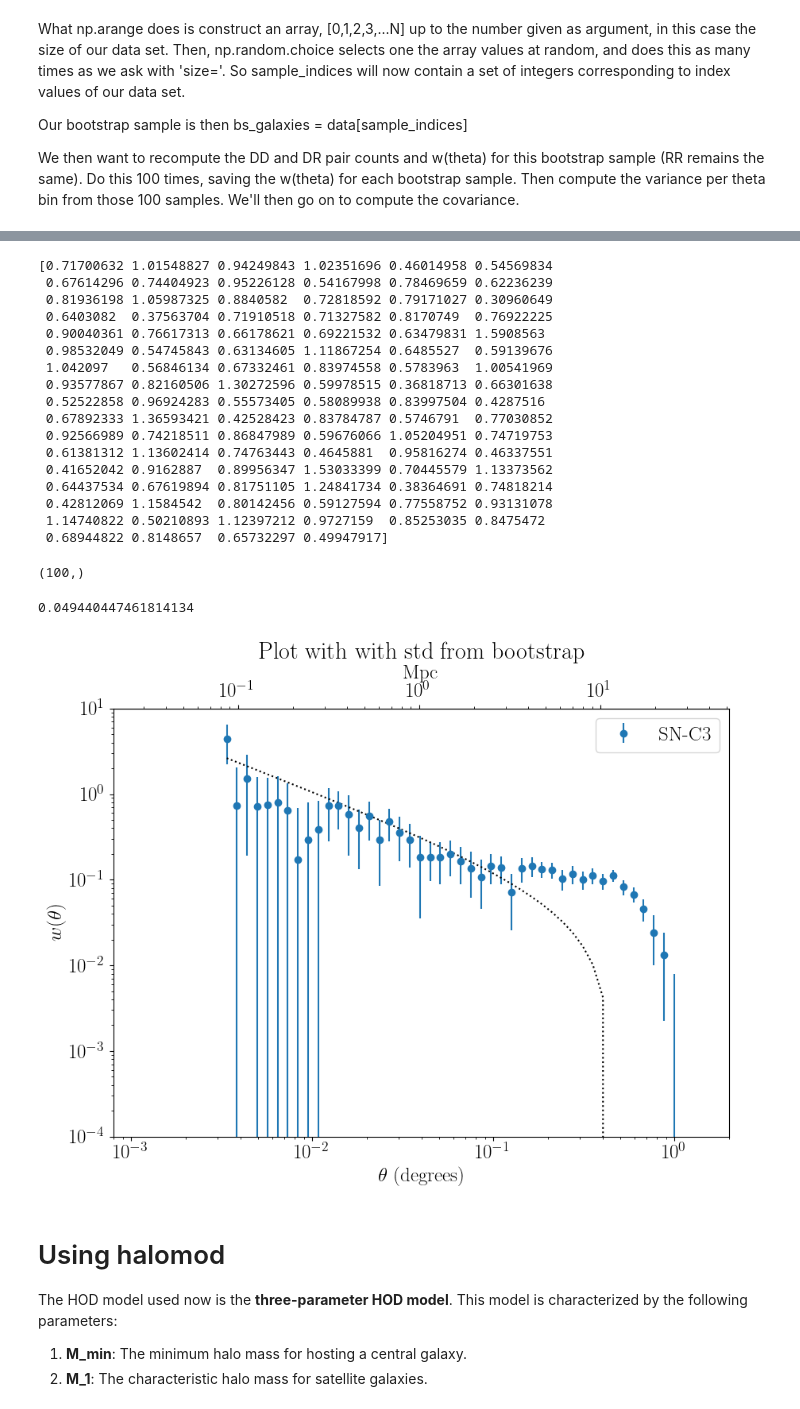
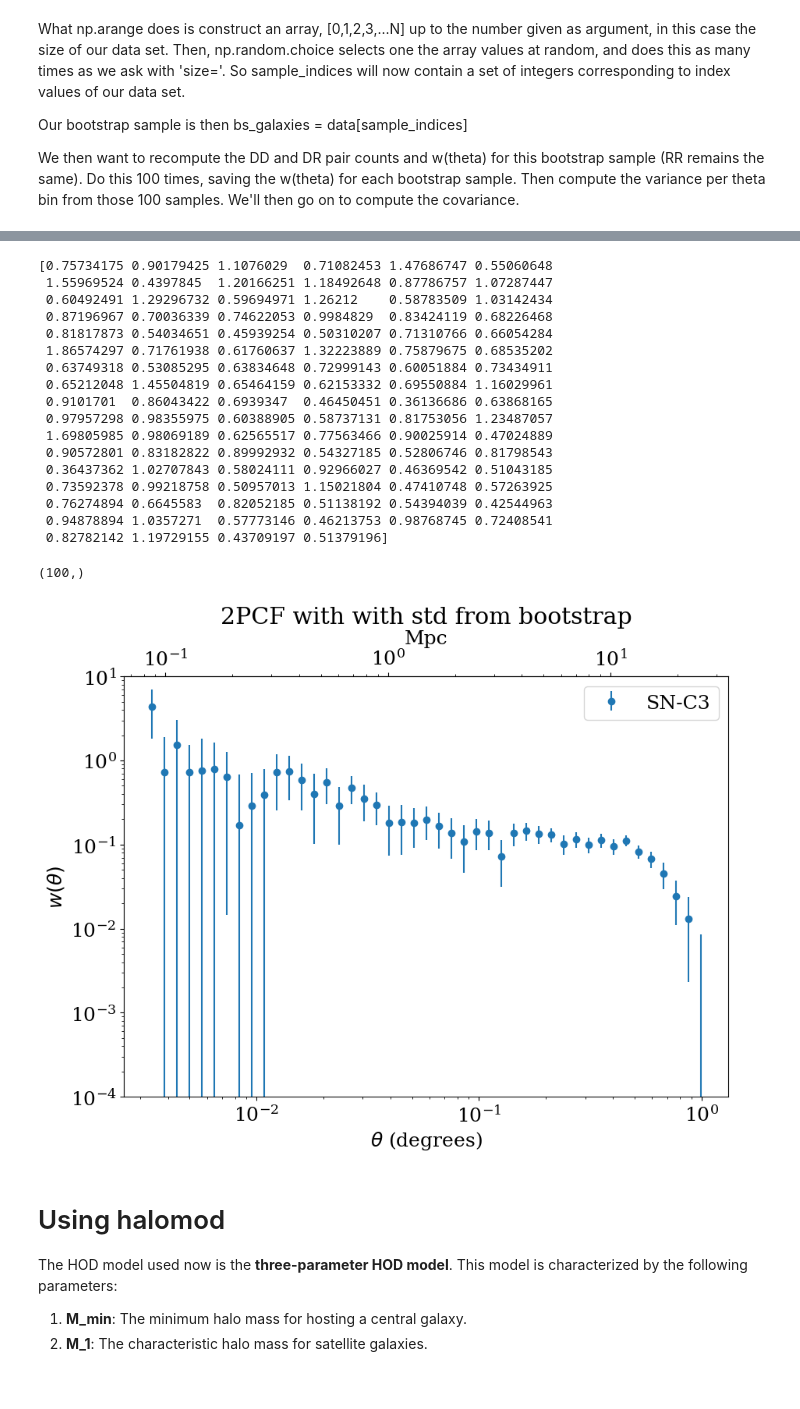
Before and after one commit to OtiliaIrina/Master_Thesis, a Jupyter notebook: Final-2PCF.ipynb, the cells around one changed output, grey strips where cells are left out. Cells and saved outputs as stored; diff of their text form; code cells hidden in the pictures.

```diff
--- a/Final-2PCF.ipynb
+++ b/Final-2PCF.ipynb
@@ -28,4 +22,31 @@ fits_file_path = os.path.join(thesis_path, "Y3_deep_fields_DB_wKNN_cat_SN-C3_zm.
+# %%
+import matplotlib.pyplot as plt
+plt.rc('text', usetex=False)
 # %%
+
+home_dir = os.path.expanduser('~')
+thesis_path = os.path.join(home_dir, 'Master_Thesis', 'DATA')
+
+
+
+# Catalog
+fits_file_path = os.path.join(thesis_path, "Y3_deep_fields_DB_wKNN_cat_SN-C3_zm.fits")
 t= Table.read(fits_file_path)
-t
+masked = os.path.join(thesis_path, "SN-C3_masked_cat.fits")
+t3= Table.read(masked)
+
+# Join in one table
+
+t=join(t,t3,keys='id')
+t.rename_column('ra_1','ra')
+t.rename_column('dec_1','dec')
+
+
+
+#Randoms
+fits_random = os.path.join(thesis_path, "SN-C3_randoms_ugriz_trim_video.fits")
+hdulist = fits.open(fits_random)
+hdulist.info()
+t2= Table.read(fits_random)
+randoms = t2
 # %% [output]
@@ -574,6 +555,9 @@ def w_t(A, power, theta, rr):
     print(IC)
 
     return A * (theta**power) - IC #model - IC
+# %%
+import matplotlib.pyplot as plt
+plt.rc('text', usetex=False)
 # %%
 fig = plt.figure(figsize=[10,7])
 ax = fig.add_subplot(111)
@@ -716,46 +715,48 @@ Std = np.sqrt(np.diag(covariance))  # Standard errors
 print(Std)
 Std.shape
 # %% [output]
-[0.71700632 1.01548827 0.94249843 1.02351696 0.46014958 0.54569834
- 0.67614296 0.74404923 0.95226128 0.54167998 0.78469659 0.62236239
- 0.81936198 1.05987325 0.8840582  0.72818592 0.79171027 0.30960649
- 0.6403082  0.37563704 0.71910518 0.71327582 0.8170749  0.76922225
- 0.90040361 0.76617313 0.66178621 0.69221532 0.63479831 1.5908563
- 0.98532049 0.54745843 0.63134605 1.11867254 0.6485527  0.59139676
- 1.042097   0.56846134 0.67332461 0.83974558 0.5783963  1.00541969
- 0.93577867 0.82160506 1.30272596 0.59978515 0.36818713 0.66301638
- 0.52522858 0.96924283 0.55573405 0.58089938 0.83997504 0.4287516
- 0.67892333 1.36593421 0.42528423 0.83784787 0.5746791  0.77030852
- 0.92566989 0.74218511 0.86847989 0.59676066 1.05204951 0.74719753
- 0.61381312 1.13602414 0.74763443 0.4645881  0.95816274 0.46337551
- 0.41652042 0.9162887  0.89956347 1.53033399 0.70445579 1.13373562
- 0.64437534 0.67619894 0.81751105 1.24841734 0.38364691 0.74818214
- 0.42812069 1.1584542  0.80142456 0.59127594 0.77558752 0.93131078
- 1.14740822 0.50210893 1.12397212 0.9727159  0.85253035 0.8475472
- 0.68944822 0.8148657  0.65732297 0.49947917]
+[0.75734175 0.90179425 1.1076029  0.71082453 1.47686747 0.55060648
+ 1.55969524 0.4397845  1.20166251 1.18492648 0.87786757 1.07287447
+ 0.60492491 1.29296732 0.59694971 1.26212    0.58783509 1.03142434
+ 0.87196967 0.70036339 0.74622053 0.9984829  0.83424119 0.68226468
+ 0.81817873 0.54034651 0.45939254 0.50310207 0.71310766 0.66054284
+ 1.86574297 0.71761938 0.61760637 1.32223889 0.75879675 0.68535202
+ 0.63749318 0.53085295 0.63834648 0.72999143 0.60051884 0.73434911
+ 0.65212048 1.45504819 0.65464159 0.62153332 0.69550884 1.16029961
+ 0.9101701  0.86043422 0.6939347  0.46450451 0.36136686 0.63868165
+ 0.97957298 0.98355975 0.60388905 0.58737131 0.81753056 1.23487057
+ 1.69805985 0.98069189 0.62565517 0.77563466 0.90025914 0.47024889
+ 0.90572801 0.83182822 0.89992932 0.54327185 0.52806746 0.81798543
+ 0.36437362 1.02707843 0.58024111 0.92966027 0.46369542 0.51043185
+ 0.73592378 0.99218758 0.50957013 1.15021804 0.47410748 0.57263925
+ 0.76274894 0.6645583  0.82052185 0.51138192 0.54394039 0.42544963
+ 0.94878894 1.0357271  0.57773146 0.46213753 0.98768745 0.72408541
+ 0.82782142 1.19729155 0.43709197 0.51379196]
 (100,)
+# %%
+import matplotlib.pyplot as plt
+plt.rc('text', usetex=False)
 # %%
 fig = plt.figure(figsize=[10,7])
 ax = fig.add_subplot(111)
 ax.errorbar(X, w[:len(X)], yerr=std_dev[:len(X)], fmt='o', label='SN-C3')
-ax.plot(X, w_t(A_median, power_median, X, mask_rr),'k:')
+#ax.plot(X, w_t(A_median, power_median, X, mask_rr),'k:')
 ax.set_xlabel(r'$\theta$ (degrees)')
 ax.set_ylabel(r'$w(\theta)$')
-ax.set_title('Plot with with std from bootstrap' )
+ax.set_title('2PCF with with std from bootstrap' )
 
 ax.set_xscale('log')
 ax.set_yscale('log')
 ax.set_ylim([1e-4,10.])
-ax.set_xlim([8e-4,2.])
+#ax.set_xlim([8e-4,2.])
 secax = ax.secondary_xaxis('top',functions=(lambda x: x*Planck15.kpc_proper_per_arcmin(z_mean).value*60./1e3,
                                    lambda x: x*Planck15.arcsec_per_kpc_proper(z_mean).value*1e3/3.6e3))
 secax.set_xlabel(r'Mpc')
 ax.legend()
-plt.savefig("clustering-by-hand.png")
+plt.savefig("bootstrap.png")
 plt.show()
 # %% [output]
-0.049440447461814134
-[figure, old version]
+[figure, new version]
 # %% [markdown]
 # Using halomod
 
```
Also changed, not shown: parts of 29 cells of this notebook, 4 other files.
